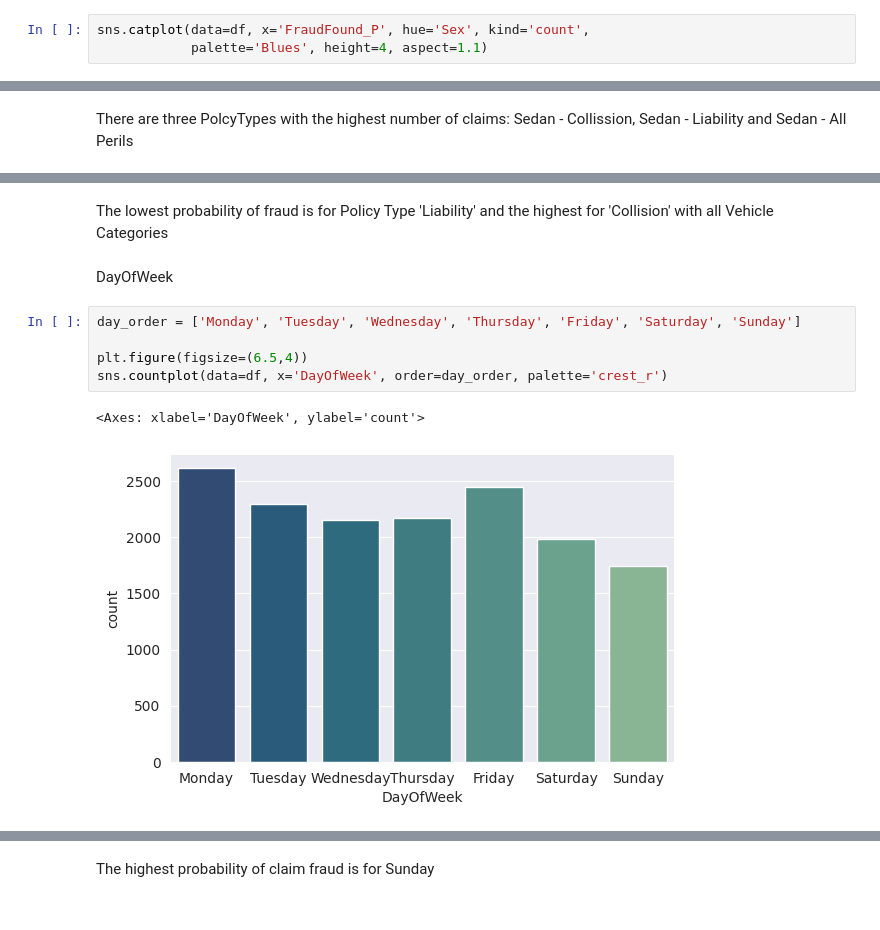
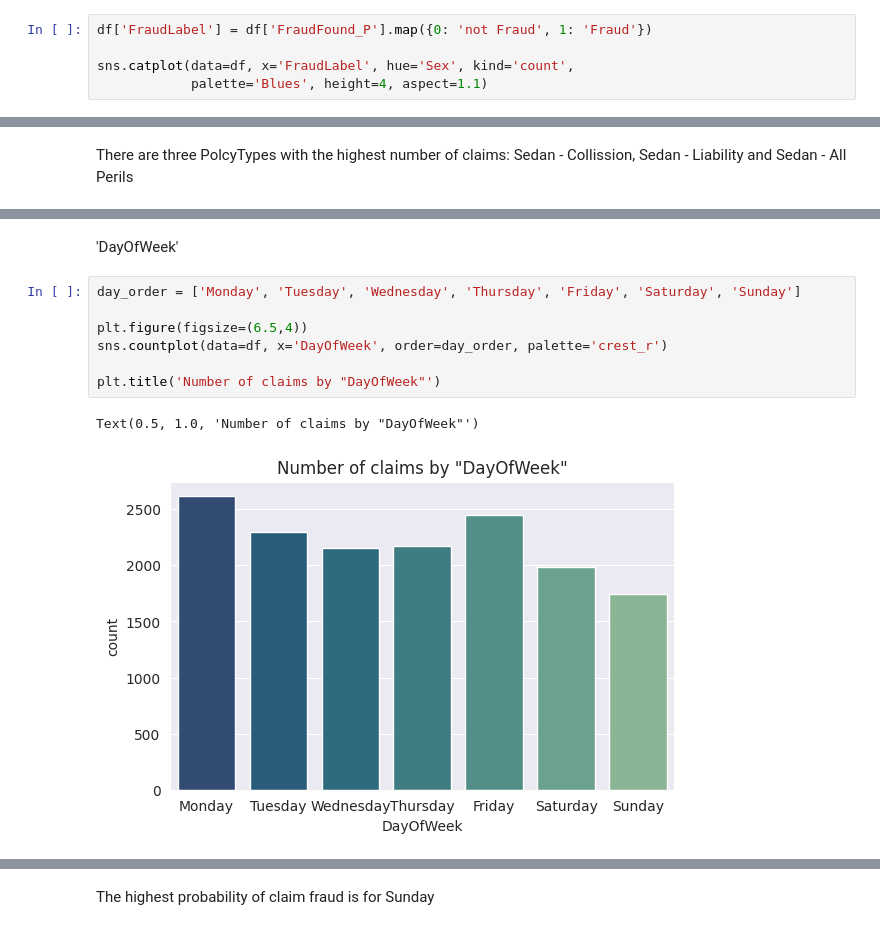
Before and after one commit to aziegert/Vehicle_Insurance_Claim_Fraud_Detection, a Jupyter notebook: Vehicle_Insurance_Claim_Fraud_Detection_v2.ipynb, the cells around one changed output, grey strips where cells are left out. Drawn from its saved outputs; the diff is of its cells as text.

```diff
--- a/Vehicle_Insurance_Claim_Fraud_Detection_v2.ipynb
+++ b/Vehicle_Insurance_Claim_Fraud_Detection_v2.ipynb
@@ -155,5 +153,7 @@ Sex
 # %%
-sns.catplot(data=df, x='FraudFound_P', hue='Sex', kind='count',
+df['FraudLabel'] = df['FraudFound_P'].map({0: 'not Fraud', 1: 'Fraud'})
+
+sns.catplot(data=df, x='FraudLabel', hue='Sex', kind='count',
             palette='Blues', height=4, aspect=1.1)
 # %% [output]
 <seaborn.axisgrid.FacetGrid at 0x...>
@@ -363,12 +319,12 @@ sns.catplot(data=df, x='VehicleCategory', y='FraudFound_P',
-# %% [markdown]
-The lowest probability of fraud is for Policy Type 'Liability' and the highest for 'Collision' with all Vehicle Categories
-# %% [markdown]
-DayOfWeek
+# %% [markdown]
+'DayOfWeek'
 # %%
 day_order = ['Monday', 'Tuesday', 'Wednesday', 'Thursday', 'Friday', 'Saturday', 'Sunday']
 
 plt.figure(figsize=(6.5,4))
 sns.countplot(data=df, x='DayOfWeek', order=day_order, palette='crest_r')
+
+plt.title('Number of claims by "DayOfWeek"')
 # %% [output]
-<Axes: xlabel='DayOfWeek', ylabel='count'>
+Text(0.5, 1.0, 'Number of claims by "DayOfWeek"')
-[figure, old version]
+[figure, new version]
```
Also changed, not shown: parts of 76 cells of this notebook.
